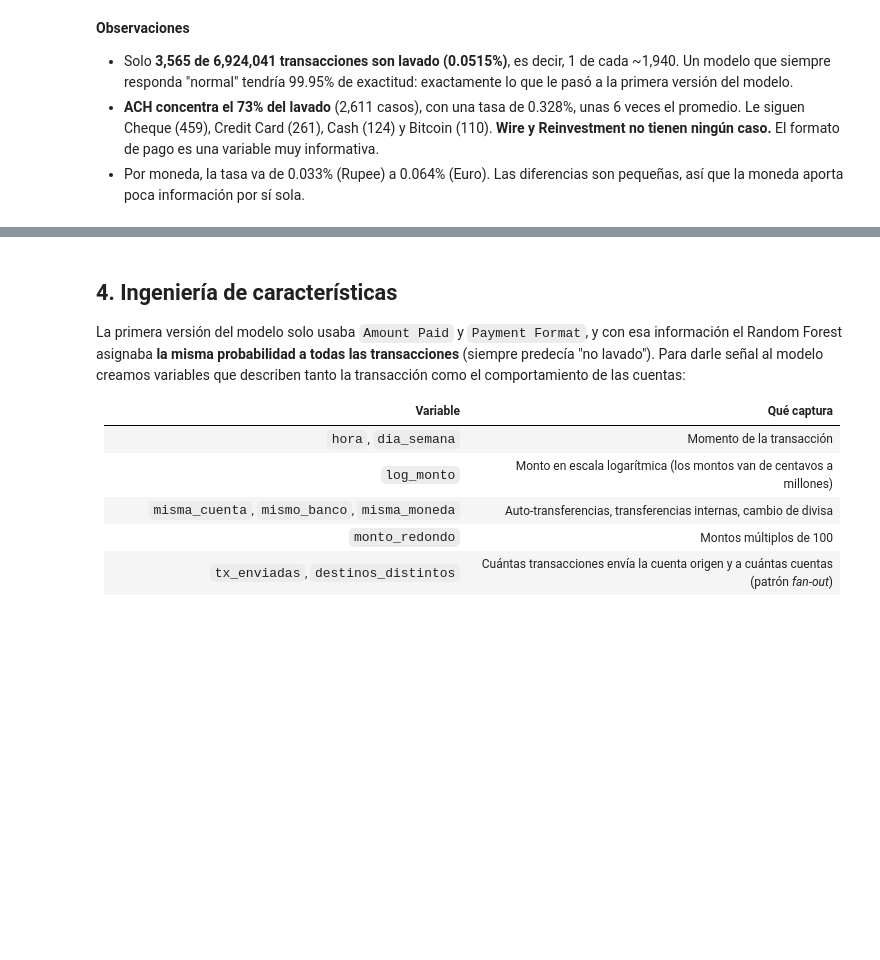
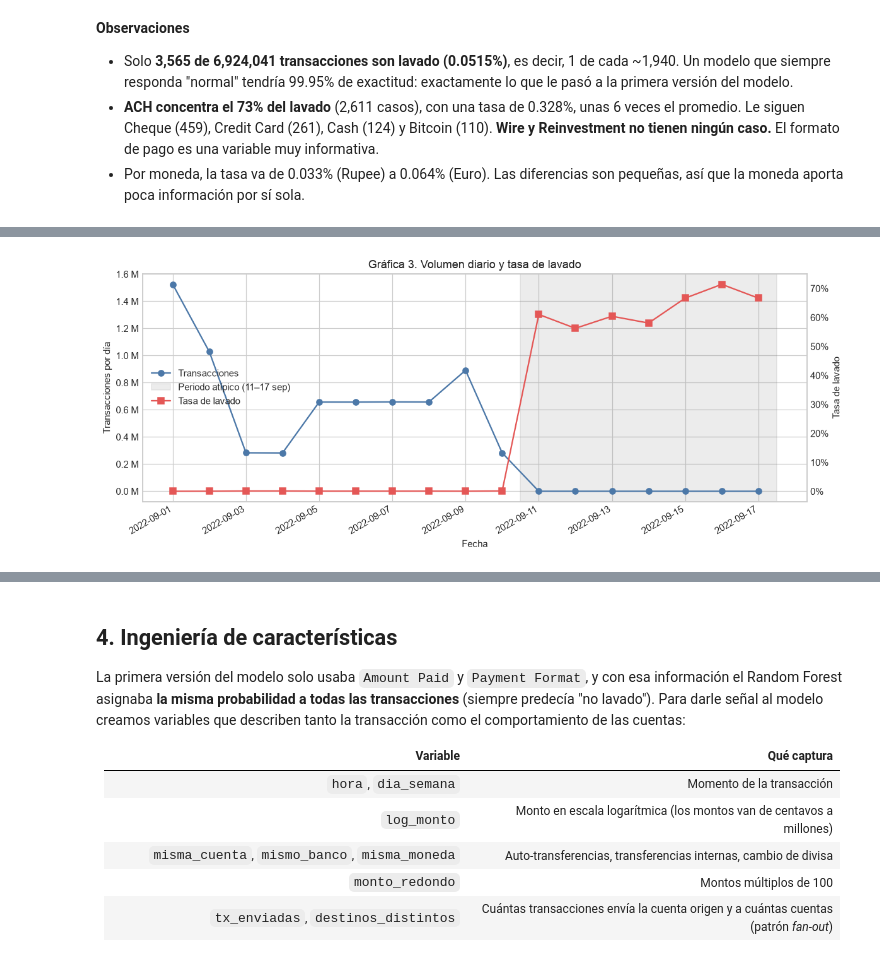
Before and after one commit to Manu090704/ComputoDistribuido, a Jupyter notebook: BigData-A01711581-ManuelBajos.ipynb, the cells around one changed output, grey strips where cells are left out. Drawn from its saved outputs; the diff is of its cells as text; code cells hidden in the pictures; blank space fills up the shorter version.

```diff
--- a/BigData-A01711581-ManuelBajos.ipynb
+++ b/BigData-A01711581-ManuelBajos.ipynb
@@ -347,0 +475,27 @@ Tasa de lavado por formato de pago:
+# %%
+# Gráfica 3. Volumen diario y tasa de lavado (17 fechas agregadas por Spark)
+diario_pd = (df_limpio.withColumn("fecha", F.to_date(ts_col))
+             .groupBy("fecha")
+             .agg(F.count("*").alias("transacciones"), F.avg("Is Laundering").alias("tasa_lavado"))
+             .orderBy("fecha").toPandas())
+diario_pd["fecha"] = pd.to_datetime(diario_pd["fecha"])
+
+fig, ax1 = plt.subplots(figsize=(11, 4.5))
+ax1.plot(diario_pd["fecha"], diario_pd["transacciones"], marker="o", color=AZUL, label="Transacciones")
+ax1.yaxis.set_major_formatter(FuncFormatter(lambda v, _: f"{v / 1e6:.1f} M"))
+ax1.set(xlabel="Fecha", ylabel="Transacciones por día", title="Gráfica 3. Volumen diario y tasa de lavado")
+ax1.axvspan(pd.Timestamp("2022-09-10 12:00"), diario_pd["fecha"].max() + pd.Timedelta(hours=12),
+            color="grey", alpha=.15, label="Periodo atípico (11–17 sep)")
+ax2 = ax1.twinx()
+ax2.plot(diario_pd["fecha"], diario_pd["tasa_lavado"], marker="s", color=ROJO, label="Tasa de lavado")
+ax2.yaxis.set_major_formatter(PercentFormatter(1))
+ax2.set_ylabel("Tasa de lavado")
+ax2.grid(False)
+h1, l1 = ax1.get_legend_handles_labels()
+h2, l2 = ax2.get_legend_handles_labels()
+ax1.legend(h1 + h2, l1 + l2, loc="center left")
+fig.autofmt_xdate()
+plt.tight_layout()
+plt.show()
+# %% [output]
+[figure, added]
```
Also changed, not shown: parts of 22 cells of this notebook, 2 other files.
